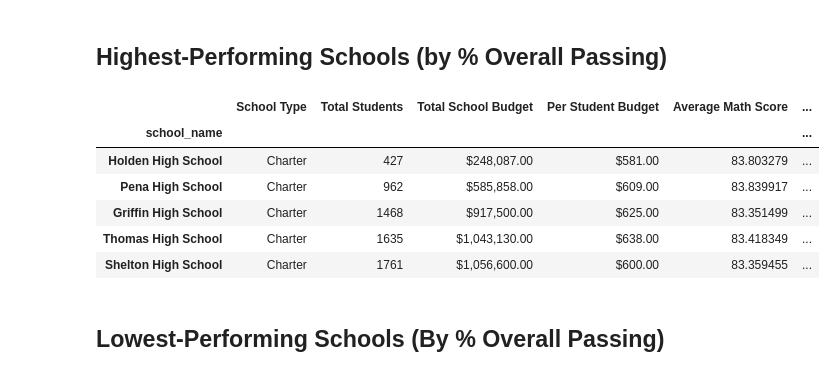
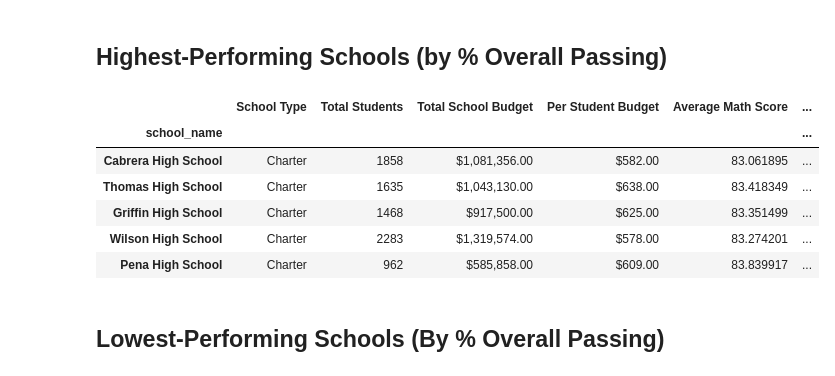
Before and after one commit to cmenegoli/pandas-challenge, a Jupyter notebook: PyCitySchools/PyCitySchools_code.ipynb, the cells around one changed output. Drawn from its saved outputs; the diff is of its cells as text; code cells hidden in the pictures.

```diff
--- a/PyCitySchools/PyCitySchools_code.ipynb
+++ b/PyCitySchools/PyCitySchools_code.ipynb
@@ -148,7 +194,5 @@ per_school_capita = tot_budget_groupby_school / tot_student_groupby_school
 # %%
 # Calculate the average test scores per school
-avg_math_score_groupby_school = school_data_complete_df.groupby("school_name")['math_score'].mean()
-avg_reading_score_groupby_school = school_data_complete_df.groupby("school_name")['reading_score'].mean()
-print(f"Average Math Score:  {avg_math_score_groupby_school}")
-print(f"Average Reading Score:  {avg_reading_score_groupby_school}")
+avg_math_score = school_data_complete.groupby("school_name")['math_score'].mean()
+avg_math_score
 # %% [output]
@@ -171,0 +216,3 @@ Name: reading_score, dtype: float64
+# %%
+avg_reading_score = school_data_complete.groupby("school_name")['reading_score'].mean()
+avg_reading_score
@@ -314,0 +347,4 @@ Name: School ID, dtype: int64
+# %%
+# Overall Percentage Passing
+percentage_overall =(school_data_complete[(school_data_complete['math_score'] >= 70) & (school_data_complete['reading_score'] >=70)].groupby(['school_name'])['Student ID'].count()/tot_student_groupby)*100
+percentage_overall
@@ -315,21 +369,21 @@ Name: School ID, dtype: int64
 # %%
 # Create a DataFrame called `per_school_summary` with columns for the calculations above.
 school_summary_df = pd.DataFrame({
-      "School Type" : school_type_school,
-      "Total Students" : tot_student_groupby_school,
-      "Total School Budget" : tot_budget_groupby_school,
-      "Per Student Budget" : perstudent_budget_groupby_school,
-      "Average Math Score" : avg_math_score_groupby_school,
-      "Average Reading Score" : avg_reading_score_groupby_school,
-      "% Passing Math" : percentage_math_passing_groupby_school,
-      "% Passing Reading" : percentage_reading_passing_groupby_school,
-      "% Overall Passing" : percentage_overall_passing_groupby_school
+      "School Type" : school_type,
+      "Total Students" : tot_student_groupby,
+      "Total School Budget" : tot_budget,
+      "Per Student Budget" : per_stu_budget,
+      "Average Math Score" : avg_math_score,
+      "Average Reading Score" : avg_reading_score,
+      "% Passing Math" : percentage_math_passing,
+      "% Passing Reading" : percentage_reading_passing,
+      "% Overall Passing" : percentage_overall
 })
 #Formatting
 school_summary_df["Total School Budget"] = school_summary_df["Total School Budget"].map("${:,.2f}".format)
 school_summary_df["Per Student Budget"] = school_summary_df["Per Student Budget"].map("${:,.2f}".format)
 
-school_summary_df
+school_summary_df.head(10)
 # %% [output]
 |  | School Type | Total Students | Total School Budget | Per Student Budget | Average Math Score | ... |
 | school_name |  |  |  |  |  | ... |
@@ -352,16 +401,16 @@ school_summary_df
 ## Highest-Performing Schools (by % Overall Passing)
 # %%
 # Sort the schools by `% Overall Passing` in descending order and display the top 5 rows.
-top_performing_school_df = school_summary_df.sort_values("% Overall Passing", ascending=False).head(5)
-top_performing_school_df
+top_performing= school_summary_df.sort_values("% Overall Passing", ascending=False).head(5)
+top_performing
 # %% [output]
 |  | School Type | Total Students | Total School Budget | Per Student Budget | Average Math Score | ... |
 | school_name |  |  |  |  |  | ... |
-| Holden High School | Charter | 427 | $248,087.00 | $581.00 | 83.803279 | ... |
+| Cabrera High School | Charter | 1858 | $1,081,356.00 | $582.00 | 83.061895 | ... |
+| Thomas High School | Charter | 1635 | $1,043,130.00 | $638.00 | 83.418349 | ... |
+| Griffin High School | Charter | 1468 | $917,500.00 | $625.00 | 83.351499 | ... |
+| Wilson High School | Charter | 2283 | $1,319,574.00 | $578.00 | 83.274201 | ... |
 | Pena High School | Charter | 962 | $585,858.00 | $609.00 | 83.839917 | ... |
-| Griffin High School | Charter | 1468 | $917,500.00 | $625.00 | 83.351499 | ... |
-| Thomas High School | Charter | 1635 | $1,043,130.00 | $638.00 | 83.418349 | ... |
-| Shelton High School | Charter | 1761 | $1,056,600.00 | $600.00 | 83.359455 | ... |
 # %% [markdown]
 ## Lowest-Performing Schools (By % Overall Passing)
 # %%
```
Also changed, not shown: parts of 45 cells of this notebook.
